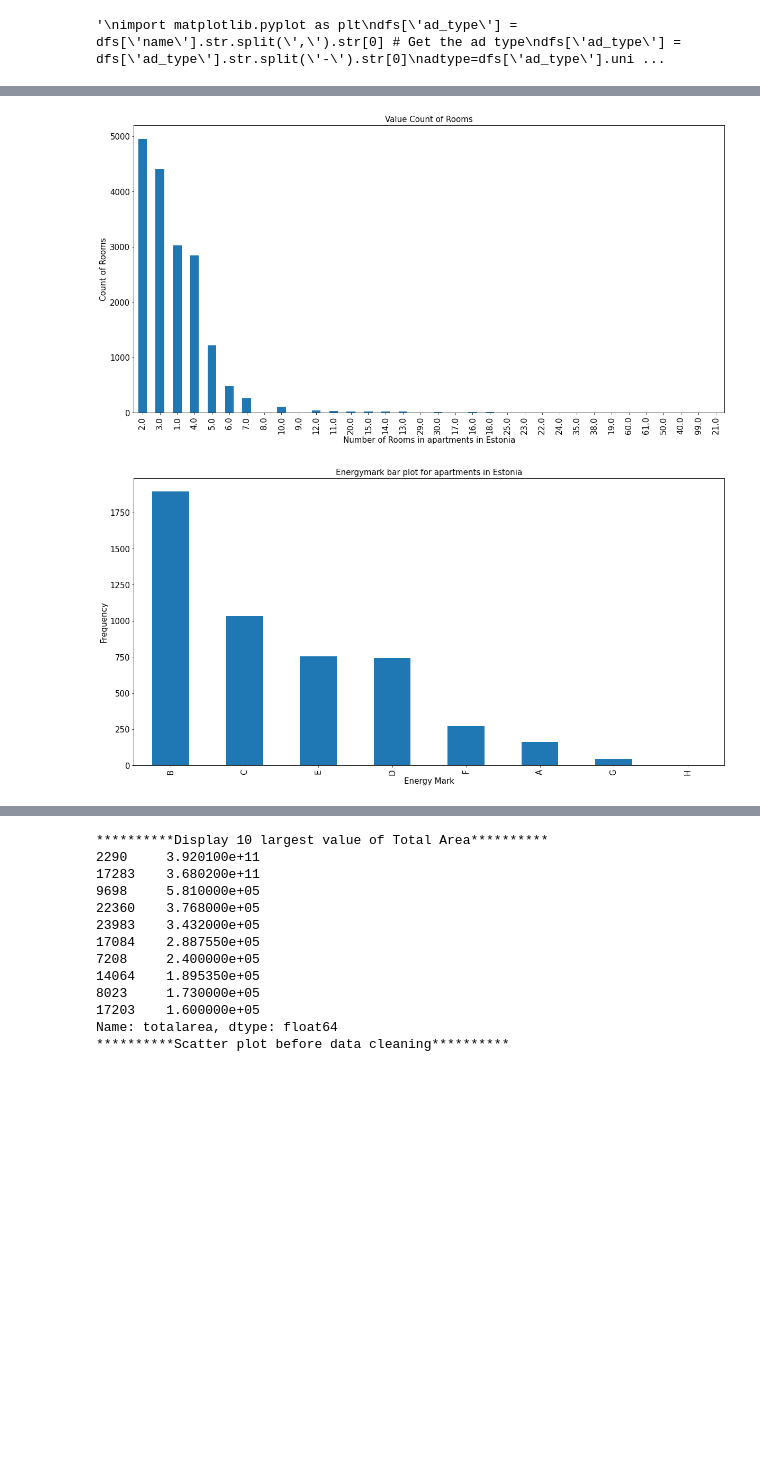
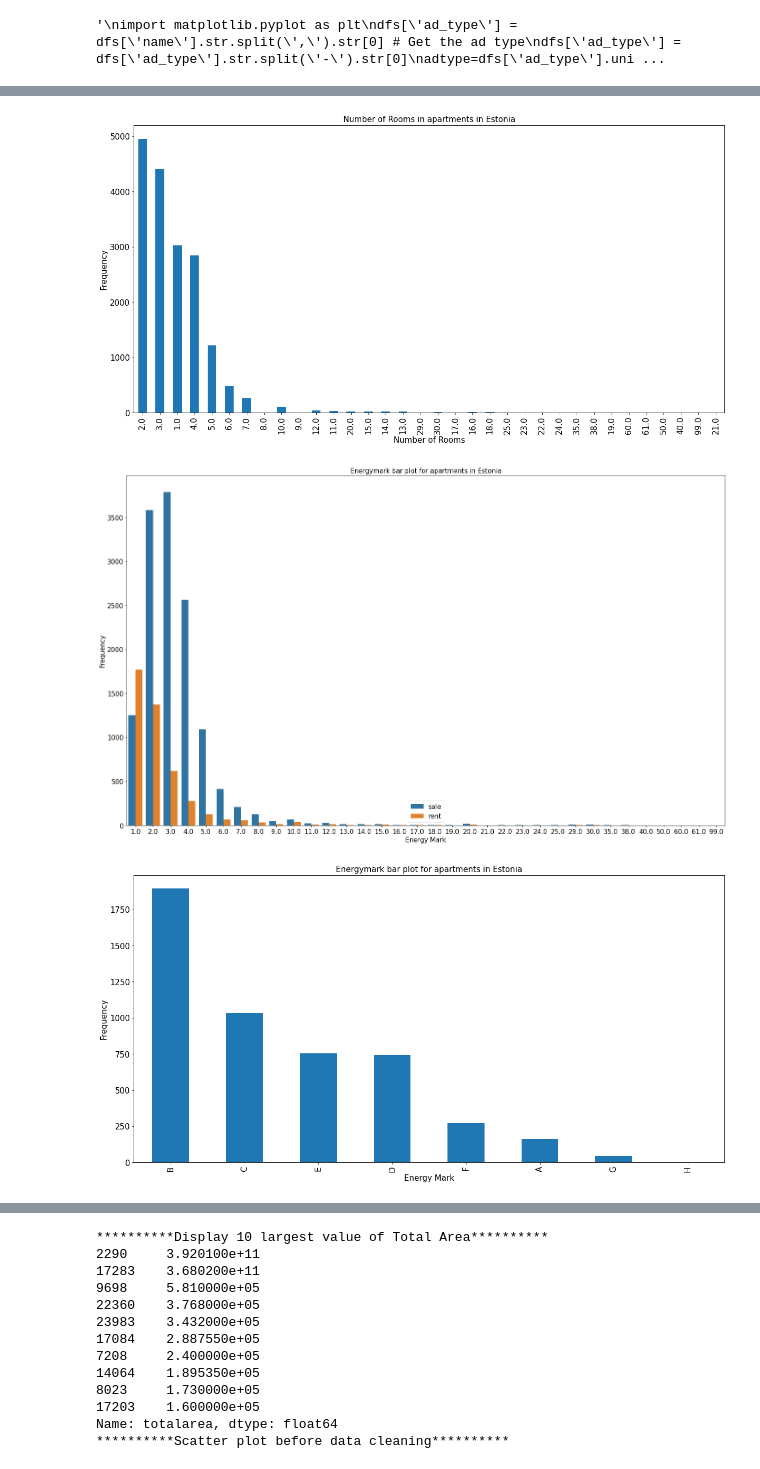
Before and after one commit to hasantanvir79/RealEstateProject, a Jupyter notebook: Exploratory Data Analysis and Data Cleaning.ipynb, the cells around one changed output, grey strips where cells are left out. Saved outputs shown, nothing was run; the diff lists cells and outputs as text; code cells hidden in the pictures; blank space fills up the shorter version.

```diff
--- a/Exploratory Data Analysis and Data Cleaning.ipynb
+++ b/Exploratory Data Analysis and Data Cleaning.ipynb
@@ -202,30 +247,56 @@ adtype
 # %%
 import missingno as msn
 import matplotlib.pyplot as plt
 import numpy as np
+import seaborn as sns
+
 
 #msn.bar(u_raw)
 #msn.heatmap(u_raw)
 # Columns may contain non-numeric values, errors or missing values. Therefore, non-numeric values must be dealt with.
 #pd.to_numeric(u_raw['rooms'], errors='coerce').hist(bins=10) # ‘coerce’ -> invalid parsing will be set as NaN
 
 
 
 ax=dfs['rooms'].value_counts().where(dfs['obj_type']=='apartment').plot(kind='bar', figsize=(20,10), fontsize=15)
-plt.title("Value Count of Rooms", fontsize=15)
-ax.set_xlabel("Number of Rooms in apartments in Estonia", fontsize=15)
-ax.set_ylabel("Count of Rooms", fontsize=15)
+plt.title("Number of Rooms in apartments in Estonia", fontsize=15)
+ax.set_xlabel("Number of Rooms", fontsize=15)
+ax.set_ylabel("Frequency", fontsize=15)
 plt.savefig('/home/hasan/statistikaamet/RealEstateProject/Plots/numberofrooms_apt.png')
 plt.show()
 
 
-dfs_energy['energymark']=dfs['energymark'].where(dfs['obj_type']=='apartment')
+plt.figure(figsize=(25,15))
+ax = sns.countplot(x="rooms", hue="listing_type", data=dfs)
+plt.title("Energymark bar plot for apartments in Estonia", fontsize=15)
+plt.legend(fontsize=15)
+ax.set_xlabel("Energy Mark", fontsize=15)
+ax.set_ylabel("Frequency", fontsize=15)
+ax.tick_params(labelsize=15)
+plt.savefig('/home/hasan/statistikaamet/RealEstateProject/Plots/numberofrooms_apt_rentvssale.png')
+plt.show()
+
+
+
+
+dfs_energy=dfs.where(dfs['obj_type']=='apartment')
 ax=dfs_energy['energymark'].value_counts().plot(kind='bar', figsize=(20,10), fontsize=15)
 plt.title("Energymark bar plot for apartments in Estonia", fontsize=15)
-plt.savefig('/home/hasan/statistikaamet/RealEstateProject/Plots/energy_mark.png')
+plt.savefig('/home/hasan/statistikaamet/RealEstateProject/Plots/energy_mark_apt.png')
 ax.set_xlabel("Energy Mark", fontsize=15)
 ax.set_ylabel("Frequency", fontsize=15)
 plt.show()
+
+plt.figure(figsize=(20,15))
+ax = sns.countplot(x="energymark", hue="listing_type", data=dfs_energy)
+plt.title("Energymark bar plot for apartments in Estonia", fontsize=15)
+plt.legend(fontsize=15)
+ax.set_xlabel("Energy Mark", fontsize=15)
+ax.set_ylabel("Frequency", fontsize=15)
+ax.tick_params(labelsize=15)
+ax.tick_params(labelsize=15)
+plt.savefig('/home/hasan/statistikaamet/RealEstateProject/Plots/energy_mark_rentvssale.png')
 # %% [output]
-[figure, old version]
+[figure, new version]
-[figure, old version]
+[figure, new version]
+[figure, added]
```
Also changed, not shown: parts of 8 cells of this notebook, 35 other files.
